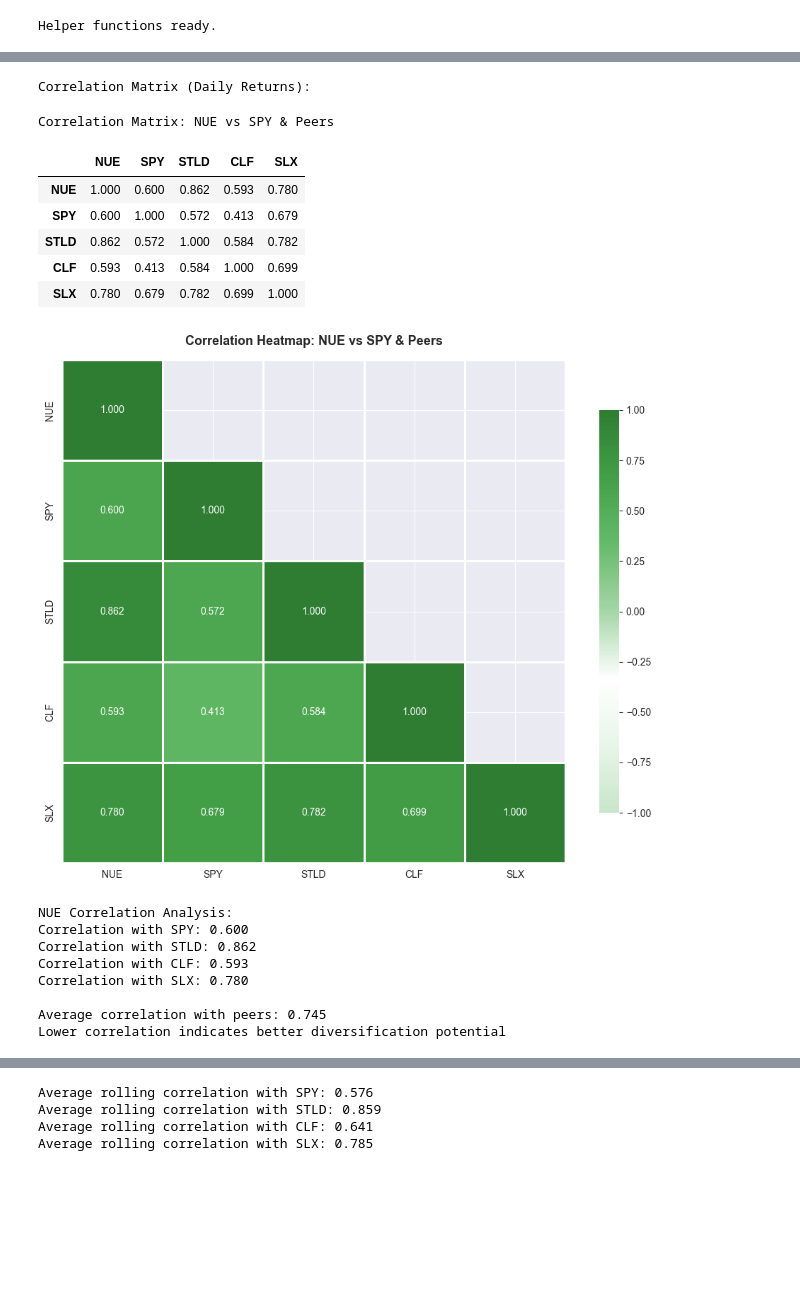
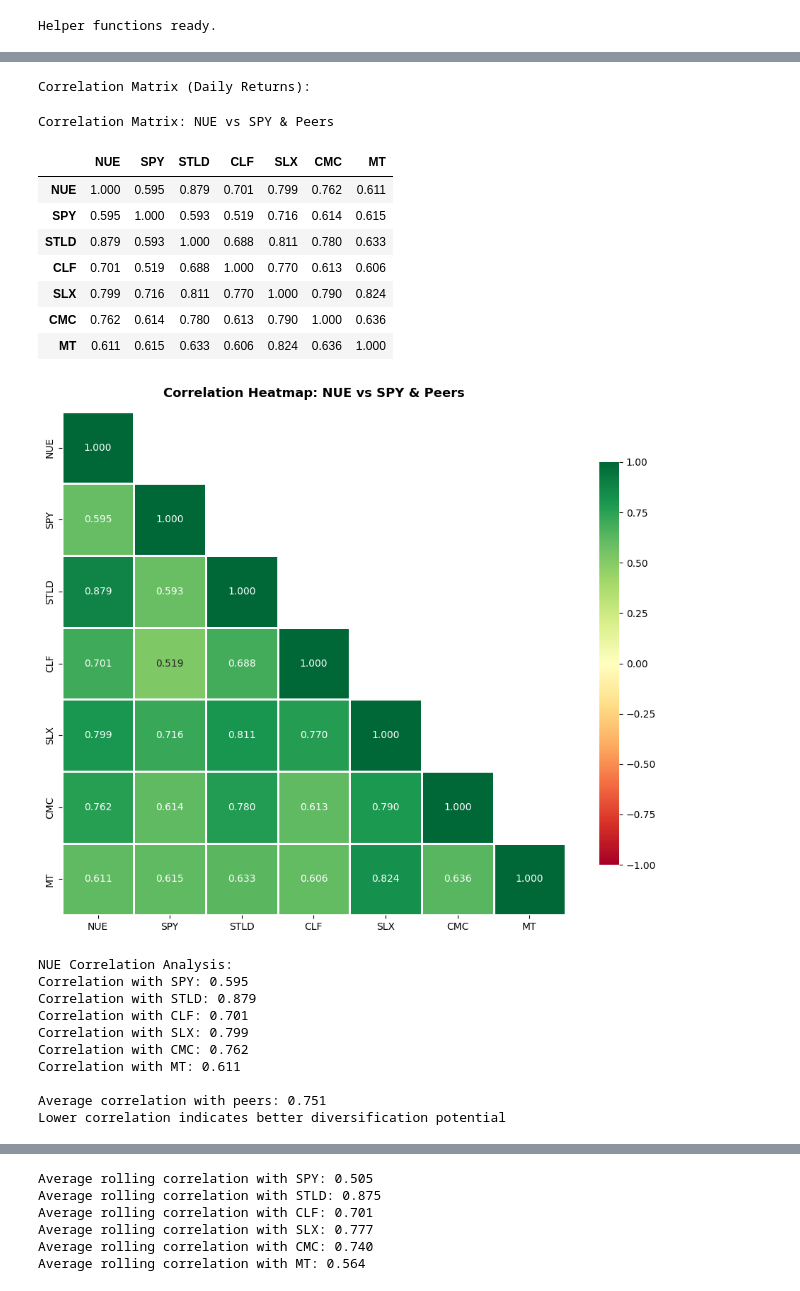
Before and after one commit to IsaacAnwar/Nucor_Statistical_Analysis, a Jupyter notebook: NUCOR_Statistical.ipynb, the cells around one changed output, grey strips where cells are left out. Drawn from its saved outputs; the diff is of its cells as text; code cells hidden in the pictures; blank space fills up the shorter version.

```diff
--- a/NUCOR_Statistical.ipynb
+++ b/NUCOR_Statistical.ipynb
@@ -25,18 +32,17 @@ import matplotlib.pyplot as plt
 import seaborn as sns
 from scipy import stats
 from sklearn.linear_model import LinearRegression
-from arch import arch_model
 
 plt.style.use("default")
 
 # Inputs
 TICKER = "NUE"
 MARKET = "SPY"
-PEERS = ["STLD", "CLF", "SLX"]
-START_DATE = "2015-01-01"
+PEERS = ["STLD", "CLF", "SLX", "CMC", "MT"]
+START_DATE = "2014-01-01"  # Extended to get more than 10 years of data
 END_DATE = None
 TRADING_DAYS = 252
-RISK_FREE = 0.045 # 1 year yield of US treasury bonds (update with current rate)
+RISK_FREE = 0.04081 # 1 year yield of US treasury bonds (update with current rate)
 
 print("Setup complete.")
 # %% [output]
@@ -91,13 +111,23 @@ Data downloaded.
 # Daily simple returns
 nue_ret = nue_price.pct_change() #NUCOR's returns
 spy_ret = spy_price.pct_change() #S&P500's returns
-peer_ret = peer_prices.pct_change() #Competition/Market returns
+
+# Handle peer returns (may be empty if no peers downloaded)
+if len(PEERS) > 0 and not peer_prices.empty:
+    peer_ret = peer_prices.pct_change() #Competition/Market returns
+else:
+    peer_ret = pd.DataFrame()  # Empty dataframe if no peers
 
 # Combination of all returns with proper index alignment
 returns = pd.DataFrame({
     TICKER: nue_ret,
     MARKET: spy_ret
-}).join(peer_ret, how='inner').dropna()
+})
+
+if not peer_ret.empty:
+    returns = returns.join(peer_ret, how='inner')
+
+returns = returns.dropna()
 
 # Calculate daily risk-free rate
 daily_rf = RISK_FREE / TRADING_DAYS
@@ -203,13 +489,6 @@ Helper functions ready.
 # %%
 # Correlation Analysis & Diversification Benefits
 # Understanding how NUE correlates with market and peers helps assess diversification benefits
-
-# Create custom green-based diverging colormap for correlation matrix
-from matplotlib.colors import LinearSegmentedColormap
-# Green diverging colormap: light green for negative, white for zero, dark green for positive
-colors_green = ['#C8E6C9', '#E8F5E9', '#FFFFFF', '#A5D6A7', '#66BB6A', '#43A047', '#2E7D32']
-n_bins = 256
-green_cmap = LinearSegmentedColormap.from_list('green_div', colors_green, N=n_bins)
 
 # Calculate correlation matrix
 correlation_matrix = returns[[TICKER, MARKET] + PEERS].corr()
@@ -217,7 +496,7 @@ correlation_matrix = returns[[TICKER, MARKET] + PEERS].corr()
 print("Correlation Matrix (Daily Returns):")
 display(
     correlation_matrix.style.format("{:.3f}")
-    .background_gradient(cmap=green_cmap, vmin=-1, vmax=1, axis=None)
+    .background_gradient(cmap='RdYlGn', vmin=-1, vmax=1, axis=None)
     .set_caption("Correlation Matrix: NUE vs SPY & Peers")
 )
 
@@ -227,7 +506,7 @@ import seaborn as sns
 
 fig, ax = plt.subplots(figsize=(10, 8))
 mask = np.triu(np.ones_like(correlation_matrix, dtype=bool), k=1)  # Mask upper triangle
-sns.heatmap(correlation_matrix, annot=True, fmt='.3f', cmap=green_cmap, center=0,
+sns.heatmap(correlation_matrix, annot=True, fmt='.3f', cmap='RdYlGn', center=0,
             square=True, linewidths=1, cbar_kws={"shrink": 0.8},
             vmin=-1, vmax=1, mask=mask, ax=ax)
 ax.set_title("Correlation Heatmap: NUE vs SPY & Peers", fontsize=13, fontweight='bold', pad=15)
@@ -256,48 +535,52 @@ for peer in PEERS:
 
 fig, ax = plt.subplots(figsize=(14, 6))
 ax.plot(rolling_corr_market.index, rolling_corr_market,
-        label=f'{TICKER} vs {MARKET}', linewidth=2.5, color='#2E7D32', zorder=5)
+        label=f'{TICKER} vs {MARKET}', linewidth=2.5, color='#0066CC', zorder=5)
 
-colors_peers_corr = ['#66BB6A', '#81C784', '#A5D6A7']
+colors_peers_corr = ['#FF6B6B', '#4ECDC4', '#95E1D3']
 for i, (peer, corr_series) in enumerate(rolling_corr_peers.items()):
     ax.plot(corr_series.index, corr_series,
             label=f'{TICKER} vs {peer}', alpha=0.7, linewidth=1.5,
             color=colors_peers_corr[i % len(colors_peers_corr)], zorder=3)
 
 ax.axhline(0, color='black', linestyle=':', linewidth=1, alpha=0.3)
 ax.axhline(0.5, color='gray', linestyle='--', linewidth=1, alpha=0.5, label='Moderate Correlation (0.5)')
-ax.axhline(0.7, color='#43A047', linestyle='--', linewidth=1, alpha=0.7, label='High Correlation (0.7)')
+ax.axhline(0.7, color='orange', linestyle='--', linewidth=1, alpha=0.5, label='High Correlation (0.7)')
 
 ax.set_title(f"Rolling {window_corr}-Day Correlation: NUE vs Market & Peers",
              fontsize=13, fontweight='bold', pad=12)
 ax.set_xlabel("Date", fontsize=11)
 ax.set_ylabel("Correlation Coefficient", fontsize=11)
 ax.legend(loc='best', fontsize=9, framealpha=0.9)
 ax.grid(True, alpha=0.3, linestyle='--')
 ax.set_facecolor('#FAFAFA')
 ax.set_ylim([-0.2, 1.0])
 
 plt.tight_layout()
 plt.show()
 
 print(f"\nAverage rolling correlation with {MARKET}: {rolling_corr_market.mean():.3f}")
 for peer, corr_series in rolling_corr_peers.items():
     print(f"Average rolling correlation with {peer}: {corr_series.mean():.3f}")
 # %% [output]
 Correlation Matrix (Daily Returns):
 Correlation Matrix: NUE vs SPY & Peers
-|  | NUE | SPY | STLD | CLF | SLX |
-| NUE | 1.000 | 0.600 | 0.862 | 0.593 | 0.780 |
-| SPY | 0.600 | 1.000 | 0.572 | 0.413 | 0.679 |
-| STLD | 0.862 | 0.572 | 1.000 | 0.584 | 0.782 |
-| CLF | 0.593 | 0.413 | 0.584 | 1.000 | 0.699 |
-| SLX | 0.780 | 0.679 | 0.782 | 0.699 | 1.000 |
+|  | NUE | SPY | STLD | CLF | SLX | CMC | MT |
+| NUE | 1.000 | 0.595 | 0.879 | 0.701 | 0.799 | 0.762 | 0.611 |
+| SPY | 0.595 | 1.000 | 0.593 | 0.519 | 0.716 | 0.614 | 0.615 |
+| STLD | 0.879 | 0.593 | 1.000 | 0.688 | 0.811 | 0.780 | 0.633 |
+| CLF | 0.701 | 0.519 | 0.688 | 1.000 | 0.770 | 0.613 | 0.606 |
+| SLX | 0.799 | 0.716 | 0.811 | 0.770 | 1.000 | 0.790 | 0.824 |
+| CMC | 0.762 | 0.614 | 0.780 | 0.613 | 0.790 | 1.000 | 0.636 |
+| MT | 0.611 | 0.615 | 0.633 | 0.606 | 0.824 | 0.636 | 1.000 |
-[figure, old version]
+[figure, new version]
 NUE Correlation Analysis:
-Correlation with SPY: 0.600
-Correlation with STLD: 0.862
-Correlation with CLF: 0.593
-Correlation with SLX: 0.780
+Correlation with SPY: 0.595
+Correlation with STLD: 0.879
+Correlation with CLF: 0.701
+Correlation with SLX: 0.799
+Correlation with CMC: 0.762
+Correlation with MT: 0.611
 
-Average correlation with peers: 0.745
+Average correlation with peers: 0.751
 Lower correlation indicates better diversification potential
@@ -305,4 +588,6 @@ Lower correlation indicates better diversification potential
-Average rolling correlation with SPY: 0.576
-Average rolling correlation with STLD: 0.859
-Average rolling correlation with CLF: 0.641
-Average rolling correlation with SLX: 0.785
+Average rolling correlation with SPY: 0.505
+Average rolling correlation with STLD: 0.875
+Average rolling correlation with CLF: 0.701
+Average rolling correlation with SLX: 0.777
+Average rolling correlation with CMC: 0.740
+Average rolling correlation with MT: 0.564
```
Also changed, not shown: parts of 24 cells of this notebook.
